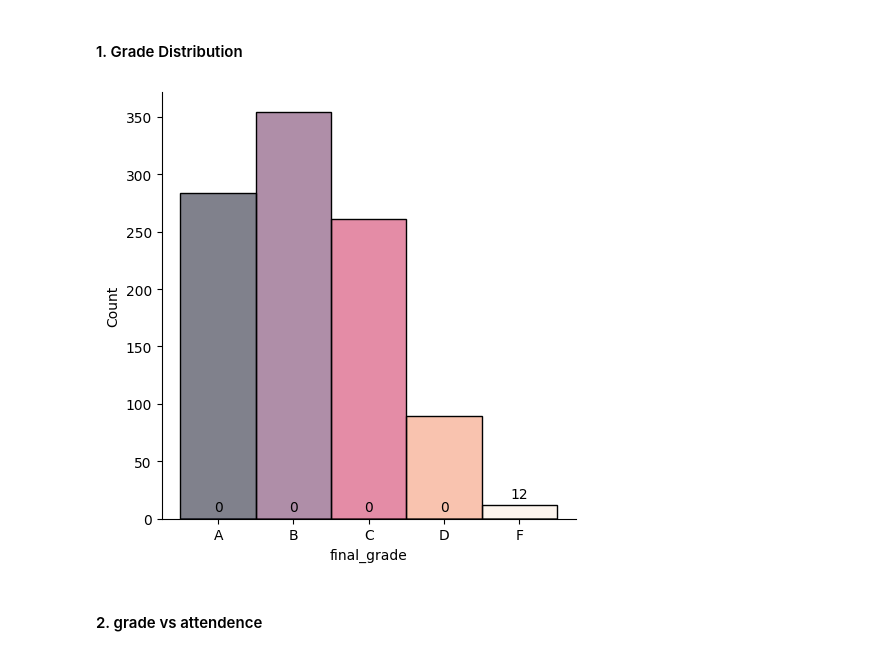
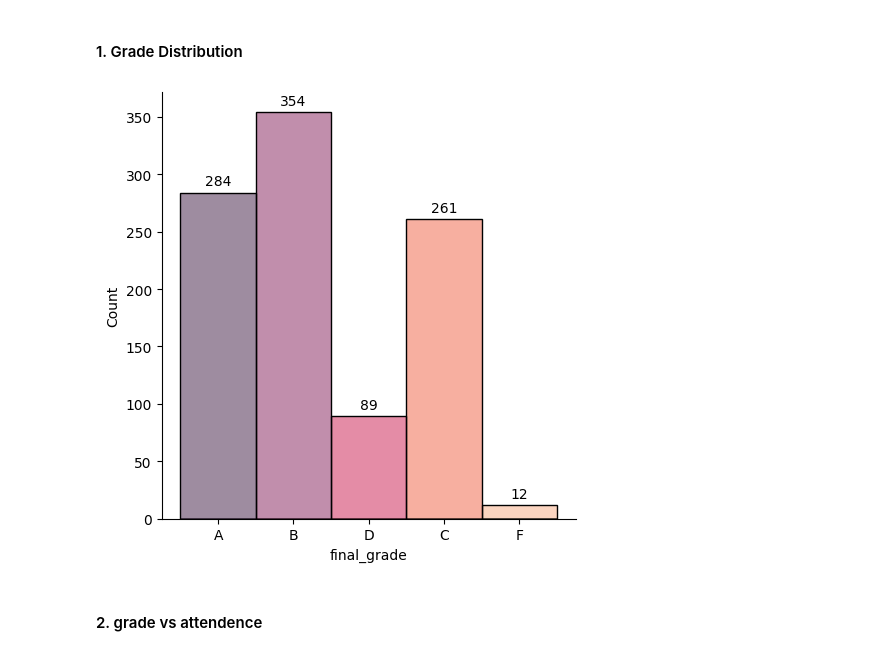
Before and after one commit to srinijamadireddy19/Early-Academic-Warning-Student-Retention-System-EAWS-, a Jupyter notebook: 01-data-understanding-and-eda-ipynb.ipynb, the cells around one changed output. Cells and saved outputs as stored; diff of their text form; code cells hidden in the pictures.

```diff
--- a/01-data-understanding-and-eda-ipynb.ipynb
+++ b/01-data-understanding-and-eda-ipynb.ipynb
@@ -80,19 +67,18 @@ cat_cols
-# %%
-for col in cat_cols:
-    le = LabelEncoder()
-    df[col] = le.fit_transform(df[col])
 # %% [markdown]
 ### EDA
 # %% [markdown]
 #### 1. Grade Distribution
 # %%
-g = sns.displot(df,x='final_grade',binwidth=1,discrete=True,palette='rocket',hue='final_grade', legend=False)
-g.set(xticks=[0, 1, 2, 3, 4], xticklabels=['A', 'B', 'C', 'D', 'F'])
+g = sns.displot(df, x='final_grade', binwidth=1, discrete=True, palette='rocket', hue='final_grade', legend=False)
+
 for ax in g.axes.flat:
-    ax.bar_label(ax.containers[0], padding=3)
+    for container in ax.containers:
+        labels = [f'{v.get_height():.0f}' if v.get_height() > 0 else '' for v in container]
+        ax.bar_label(container, labels=labels, padding=3)
+
 plt.show()
 # %% [output]
-[figure, old version]
+[figure, new version]
 # %% [markdown]
 #### 2. grade vs attendence
 # %%
```
Also changed, not shown: parts of 7 cells of this notebook.
